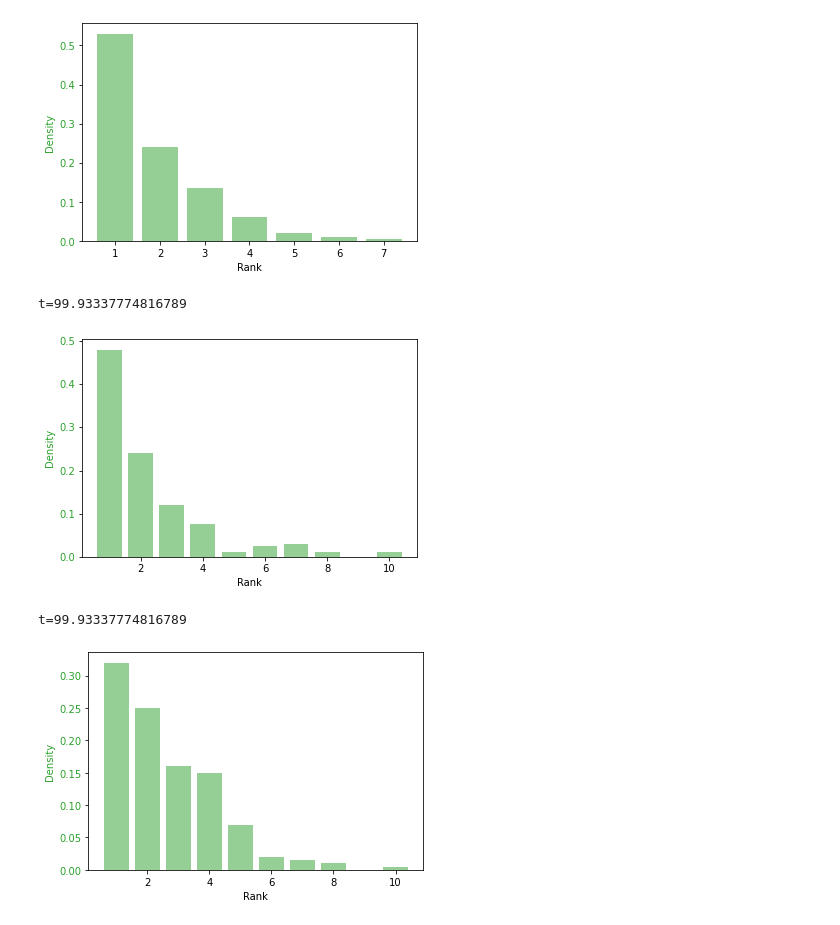
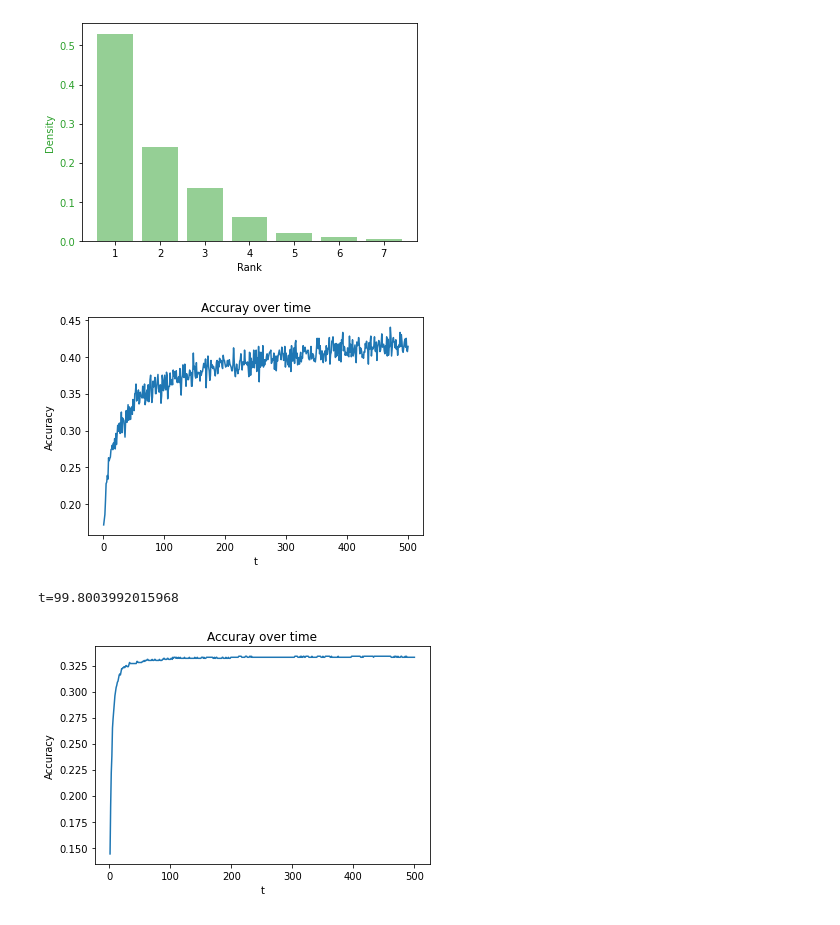
Before and after one commit to viktorvesely/RL_-realny_lebiak-, a Jupyter notebook: easy/kuk.ipynb, the cells around one changed output. Cells and saved outputs as stored; diff of their text form; code cells hidden in the pictures.

```diff
--- a/easy/kuk.ipynb
+++ b/easy/kuk.ipynb
@@ -69,16 +99,15 @@ t=99.93337774816789
 # %%
 method = BT.SOFT_MAX
 env = "G"
-r = gym.gains(method, env, k=10, N=200, T=1500)
-hist_eval(r)
+r, trace = gym.gains(method, env, k=10, N=1000, T=500)
+trace_eval(trace)
 # %% [output]
-t=99.93337774816789
-[figure, old version]
+[figure, new version]
 # %%
 method = BT.AP
 env = "G"
-r = gym.gains(method, env, k=10, N=200, T=1500)
-hist_eval(r)
+r, trace = gym.gains(method, env, k=10, N=1000, T=500)
+trace_eval(trace)
 # %% [output]
-t=99.93337774816789
+t=99.8003992015968
-[figure, old version]
+[figure, new version]
```
Also changed, not shown: parts of 7 cells of this notebook, 5 other files.
